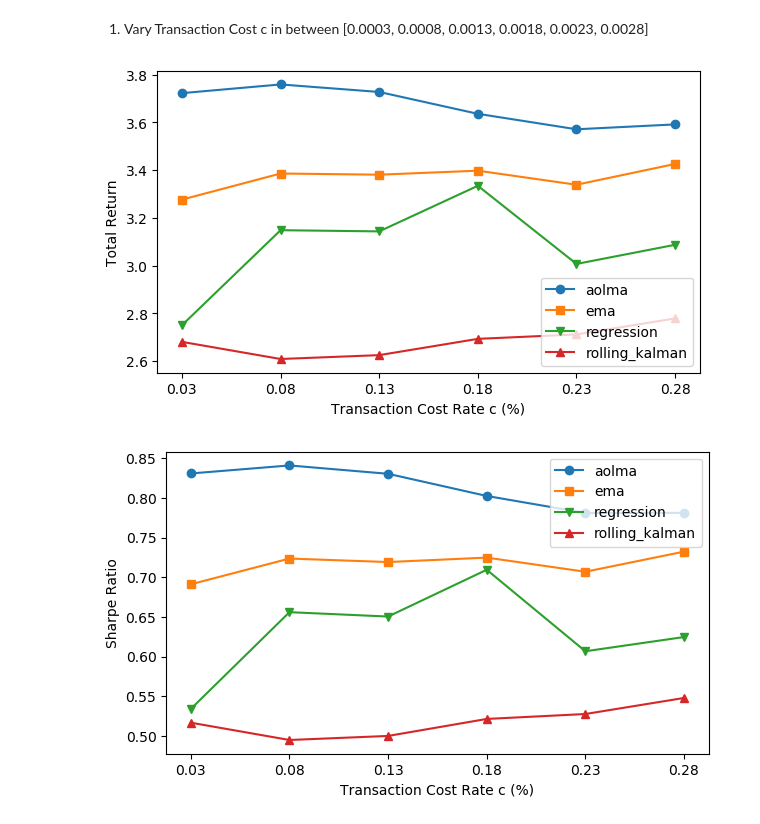
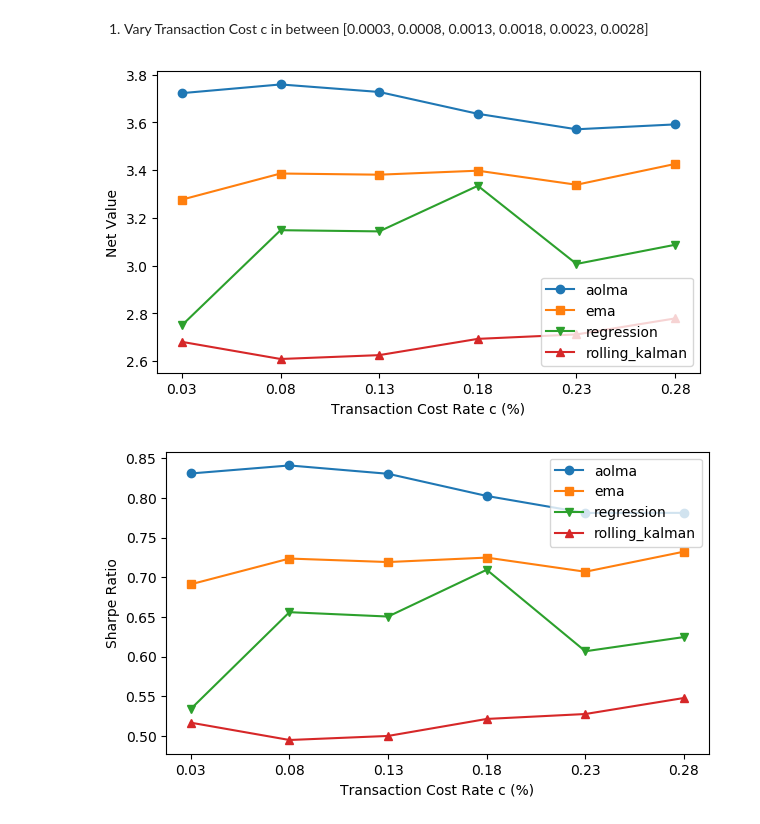
Before and after one commit to Joeyetinghan/orie5370_project, a Jupyter notebook: model.ipynb, the cells around one changed output. Drawn from its saved outputs; the diff is of its cells as text; code cells hidden in the pictures.

```diff
--- a/model.ipynb
+++ b/model.ipynb
@@ -294,20 +294,20 @@ for method in methods:
 # %%
 markers = ['o', 's', 'v', '^', 'd', '*']
 
 # Create a figure and axis object
 fig, ax = plt.subplots(figsize=(7, 4), dpi = 100)
 
 for i in range(len(methods)):
     ax.plot(cs, cum_return_lst[methods[i]], marker=markers[i], linestyle='-', label = methods[i])
 
 ax.set_xticks(cs)
 ax.set_xticklabels((np.array(cs)*100).round(2));
 
-ax.set_ylabel('Total Return')
+ax.set_ylabel('Net Value')
 ax.set_xlabel('Transaction Cost Rate c (%)')
 ax.legend(loc ='lower right');
 # %% [output]
-[figure, old version]
+[figure, new version]
 # %%
 markers = ['o', 's', 'v', '^', 'd', '*']
 
```
